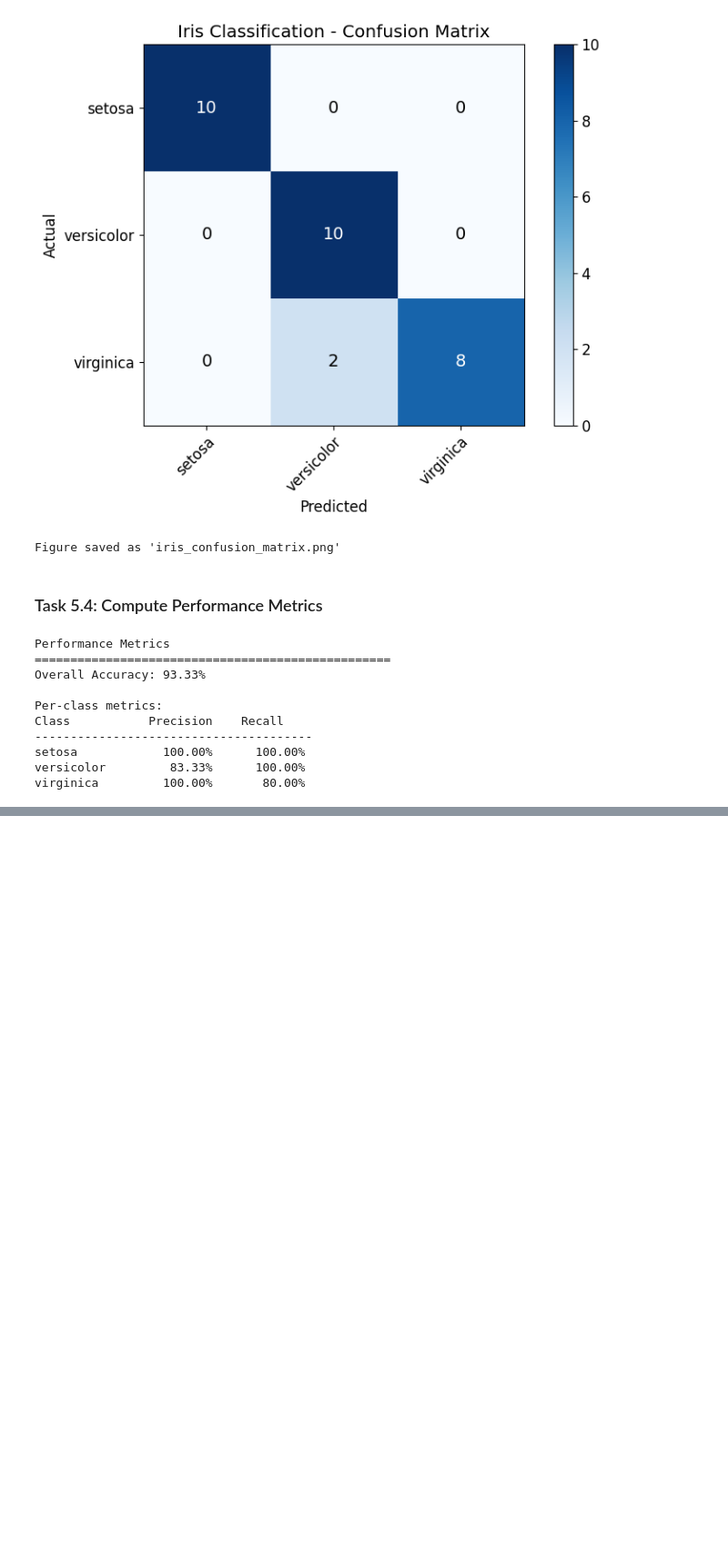
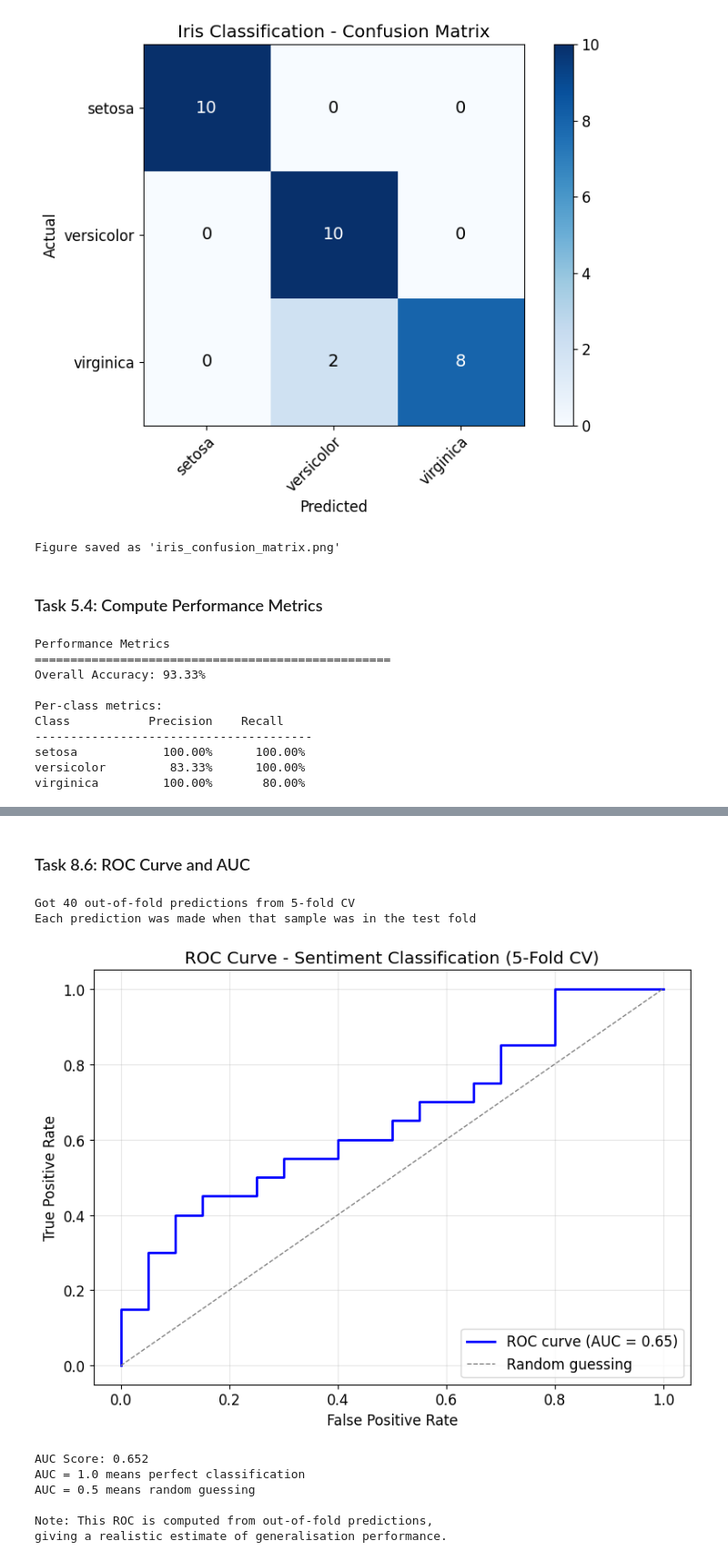
Before and after one commit to fionnmcgoldrick123/artificial_intelligence_lab, a Jupyter notebook: lab_2.ipynb, the cells around one changed output, grey strips where cells are left out. Shown at 91% size. Cells and saved outputs as stored; diff of their text form; code cells hidden in the pictures; blank space fills up the shorter version.

```diff
--- a/lab_2.ipynb
+++ b/lab_2.ipynb
@@ -529,0 +865,68 @@ virginica         100.00%       80.00%
+# %% [markdown]
+### Task 8.6: ROC Curve and AUC
+# %%
+# Train sklearn MLP with 5-fold CV and plot ROC curve
+from sklearn.neural_network import MLPClassifier
+from sklearn.model_selection import cross_val_predict
+from sklearn.metrics import roc_curve, auc
+
+# Prepare data (using the same features from our from-scratch implementation)
+y_binary = y_text.flatten()  # Labels as 1D array
+
+# Create sklearn MLP with adam solver (optimizer) for better convergence
+# 32 hidden neurons, logistic activation (sigmoid),
+# initial learning rate 0.01, 2000 epochs (iterations), random seed 42
+sklearn_mlp = MLPClassifier(
+    hidden_layer_sizes=(32,),
+    activation='logistic',
+    solver='adam',
+    learning_rate_init=0.01,
+    max_iter=2000,
+    random_state=42
+)
+
+# Get out-of-fold probability predictions using 5-fold CV
+# Each sample is predicted when it's in the test fold (not seen during training)
+y_probs = cross_val_predict(
+    sklearn_mlp,
+    X_text,
+    y_binary,
+    cv=5,                       # 5-fold cross-validation
+    method='predict_proba'      # Get probabilities, not just predictions
+)[:, 1]  # Probability of class 1 (positive)
+
+print(f"Got {len(y_probs)} out-of-fold predictions from 5-fold CV")
+print(f"Each prediction was made when that sample was in the test fold")
+
+# Compute ROC curve from cross-validated predictions
+fpr, tpr, thresholds = roc_curve(y_binary, y_probs)
+roc_auc = auc(fpr, tpr)
+
+# Plot
+plt.figure(figsize=(8, 6))
+plt.plot(fpr, tpr, color='blue', lw=2, label=f'ROC curve (AUC = {roc_auc:.2f})')
+plt.plot([0, 1], [0, 1], color='grey', lw=1, linestyle='--', label='Random guessing')
+plt.xlabel('False Positive Rate')
+plt.ylabel('True Positive Rate')
+plt.title('ROC Curve - Sentiment Classification (5-Fold CV)')
+plt.legend(loc='lower right')
+plt.grid(True, alpha=0.3)
+plt.tight_layout()
+plt.savefig('sentiment_roc_curve.png', dpi=150)
+plt.show()
+
+print(f"\nAUC Score: {roc_auc:.3f}")
+print("AUC = 1.0 means perfect classification")
+print("AUC = 0.5 means random guessing")
+print("\nNote: This ROC is computed from out-of-fold predictions,")
+print("giving a realistic estimate of generalisation performance.")
+# %% [output]
+Got 40 out-of-fold predictions from 5-fold CV
+Each prediction was made when that sample was in the test fold
+[figure, added]
+AUC Score: 0.652
+AUC = 1.0 means perfect classification
+AUC = 0.5 means random guessing
+
+Note: This ROC is computed from out-of-fold predictions,
+giving a realistic estimate of generalisation performance.
```
Also changed, not shown: parts of 14 cells of this notebook, 2 other files.
